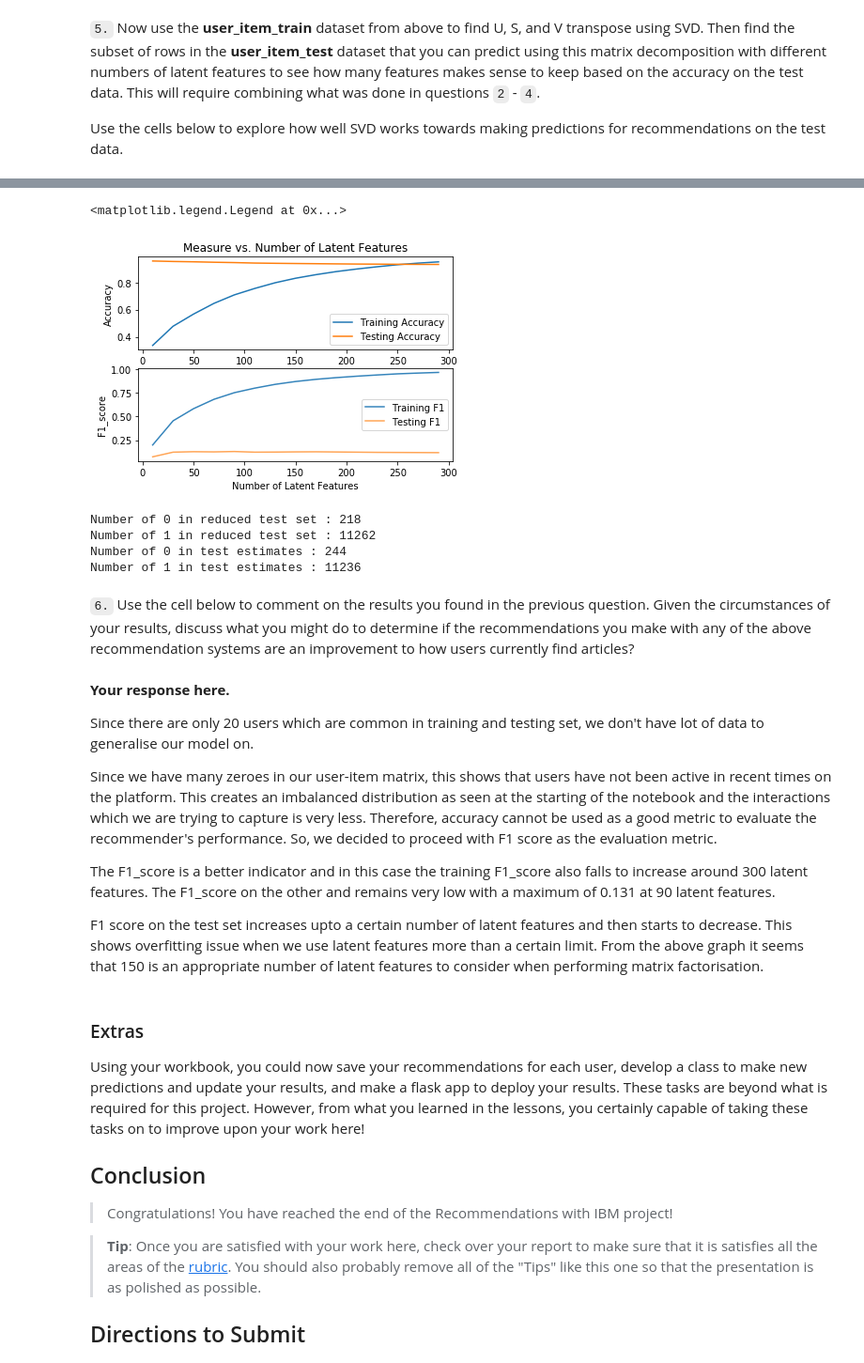
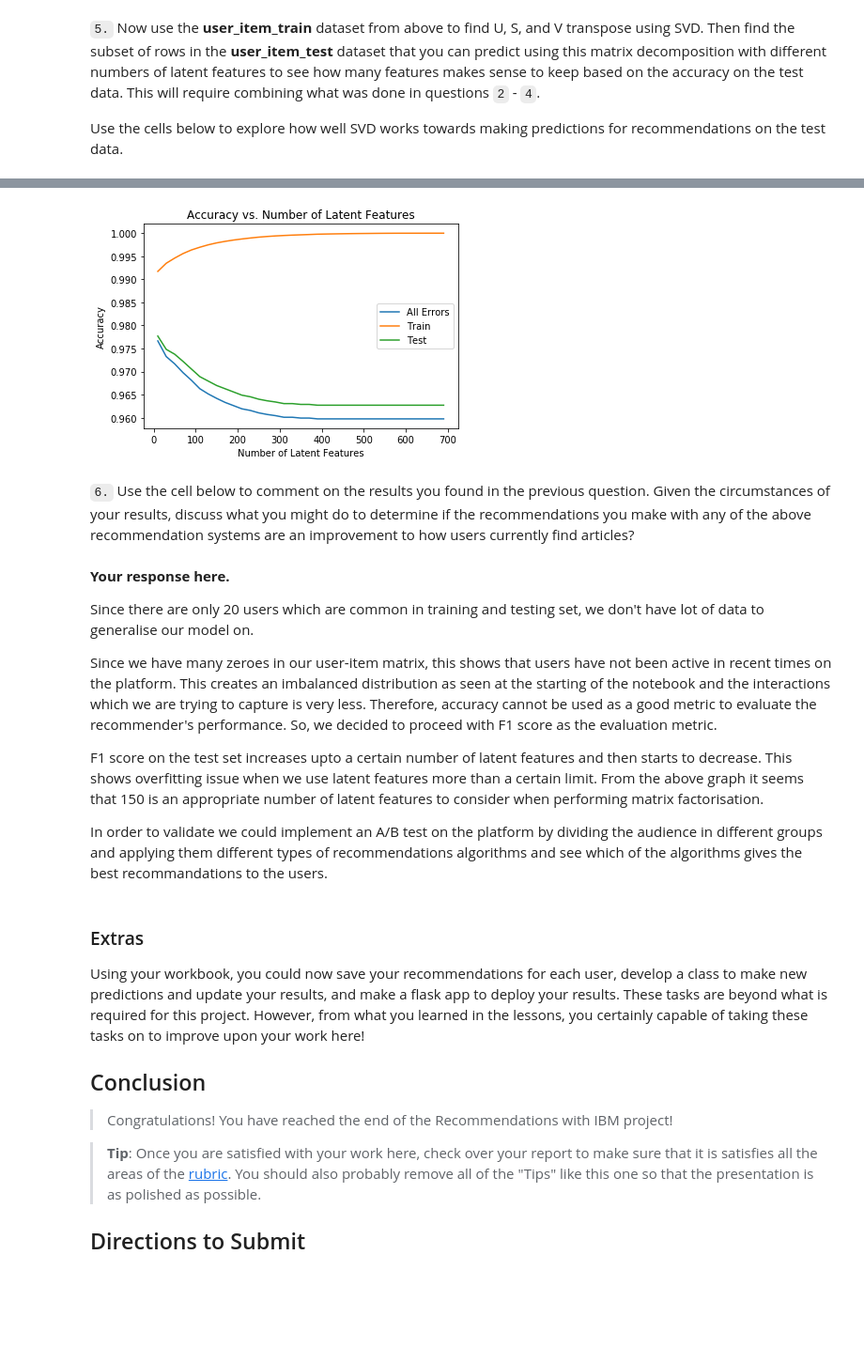
Before and after one commit to ranguswetha/Recommendations-with-IBM, a Jupyter notebook: Recommendations_with_IBM.ipynb, the cells around one changed output, grey strips where cells are left out. Shown at 94% size. Cells and saved outputs as stored; diff of their text form; code cells hidden in the pictures; blank space fills up the shorter version.

```diff
--- a/Recommendations_with_IBM.ipynb
+++ b/Recommendations_with_IBM.ipynb
@@ -876,0 +876,10 @@ user_item_test_reduced.shape
+# %%
+#get the index of the common users in train and test idx
+
+train_match_idx = user_item_train.index.isin(test_idx)
+train_match_col = user_item_train.columns.isin(test_arts)
+# %%
+u_test = u_train[train_match_idx, :]
+vt_test= vt_train[:, train_match_col]
+
+print('test: ', u_test.shape, vt_test.shape)
@@ -876,0 +888,4 @@ user_item_test_reduced.shape
+# %%
+user_item_test = user_item_test.loc[match_idx]
+
+user_item_test.shape
@@ -879,8 +896,9 @@ user_item_test_reduced.shape
 
 from sklearn.metrics import f1_score
 
-num_latent_feats = np.arange(10,300+10,20)
-#tried with 700 latent featrues initially but observed not much increase in F1score after 300 features so changing to 300
+num_latent_feats = np.arange(10,710,20)
+sum_errs = []
+all_errs = []
 
 sum_errs_train = []
 sum_errs_test = []
@@ -891,8 +909,9 @@ sum_f1_test_score = []
 for k in num_latent_feats:
 
     # restructure with k latent features both on train and test sets
-    s_train_new, u_train_new, vt_train_new = np.diag(s_train[:k]), u_train[:, :k], vt_train[:k, :]
-    u_test_new, vt_test_new = u_test[:, :k], vt_test[:k, :]
+    u_train_new, s_train_new, vt_train_new = u_train[:, :k], np.diag(s_train[:k]), vt_train[:k, :]
+
+    u_test_new, vt_test_new = u_test[:, :k], vt_test[:k,:]
 
     # take dot product to get estimated values from both actual and predicted
     user_item_train_est = np.around(np.dot(np.dot(u_train_new, s_train_new), vt_train_new))
@@ -900,7 +919,7 @@ for k in num_latent_feats:
 
     # compute error for each prediction to actual value
     train_diffs = np.subtract(user_item_train, user_item_train_est)
-    test_diffs = np.subtract(user_item_test_reduced, user_item_test_est)
+    test_diffs = np.subtract(user_item_test.loc[match_idx, :], user_item_test_est)
 
     # total errors and keep track of them
     train_err = np.sum(np.sum(np.abs(train_diffs)))
@@ -909,15 +928,16 @@ for k in num_latent_feats:
     test_err = np.sum(np.sum(np.abs(test_diffs)))
     sum_errs_test.append(test_err)
 
+    all_errs.append(1 - ((np.sum(user_item_test_est)+np.sum(np.sum(user_item_test)))/(user_item_test.shape[0]*user_item_test.shape[1])))
+
     train_error = round((1 - np.array(sum_errs_train)/df_train.shape[0])[-1],3)
     test_error = round((1 - np.array(sum_errs_test)/df_test.shape[0])[-1],3)
+
     f1_train_score = round(f1_score(np.array(user_item_train).flatten(), np.array(user_item_train_est).flatten(),average='weighted',labels=[1.0]),3)
-    f1_test_score = round(f1_score(np.array(user_item_test_reduced).flatten(), np.array(user_item_test_est).flatten(),average='weighted',labels=[1.0]),3)
+    f1_test_score = round(f1_score(np.array(user_item_test_subset).flatten(), np.array(user_item_test_est).flatten(),average='weighted',labels=[1.0]),3)
 
     sum_f1_train_score.append(f1_train_score)
     sum_f1_test_score.append(f1_test_score)
 
-    print('Latent Features : {} | Training Accuracy : {} Training F1 : {} | Testing Accuracy : {} | Testing F1 : {}'.format(k,train_error,f1_train_score,test_error,f1_test_score))
-    #print('0 correclty identified : {} | 1 correcly identifed : {}'.format())
-    # decomposition to predict on test data
+    print('Latent Features : {}  | Testing Accuracy : {} | Testing F1 : {}'.format(k,test_error,f1_test_score))
 # %% [output]
@@ -939,19 +960,0 @@ Latent Features : 290 | Training Accuracy : 0.952 Training F1 : 0.966 | Testing
-# %%
-fig = plt.figure()
-
-ax1 = fig.add_subplot(211)
-ax1.set_xlabel('Number of Latent Features');
-ax1.set_ylabel('Accuracy');
-ax1.set_title('Measure vs. Number of Latent Features');
-ax1.plot(num_latent_feats,1 - np.array(sum_errs_train)/df_train.shape[0],label = 'Training Accuracy');
-ax1.plot(num_latent_feats, 1 - np.array(sum_errs_test)/df_test.shape[0],label = 'Testing Accuracy');
-plt.legend()
-ax2 = fig.add_subplot(212)
-ax2.plot(num_latent_feats,sum_f1_train_score,label = 'Training F1',alpha=0.9);
-ax2.plot(num_latent_feats,sum_f1_test_score,label = 'Testing F1',alpha=0.7);
-plt.xlabel('Number of Latent Features');
-plt.ylabel('F1_score');
-plt.legend()
-# %% [output]
-<matplotlib.legend.Legend at 0x...>
-[figure, removed]
@@ -961,13 +961,15 @@ test_real_vs_est['est'] = pd.DataFrame(np.array(user_item_test_est).flatten().to
-# %%
-print('Number of 0 in reduced test set : {}'.format(test_real_vs_est[test_real_vs_est[0] == 1].count()[0]))
-print('Number of 1 in reduced test set : {}'.format(test_real_vs_est[test_real_vs_est[0] == 0].count()[0]))
-print('Number of 0 in test estimates : {}'.format(test_real_vs_est[test_real_vs_est['est'] == 1].count()[0]))
-print('Number of 1 in test estimates : {}'.format(test_real_vs_est[test_real_vs_est['est'] == 0].count()[0]))
-# %% [output]
-Number of 0 in reduced test set : 218
-Number of 1 in reduced test set : 11262
-Number of 0 in test estimates : 244
-Number of 1 in test estimates : 11236
+# %%
+#plot errors
+plt.plot(num_latent_feats, all_errs, label='All Errors');
+plt.plot(num_latent_feats, 1 - (np.array(sum_errs_train)/(user_item_train.shape[0]*user_item_train.shape[1])), label='Train');
+plt.plot(num_latent_feats, 1 - (np.array(sum_errs_test)/(user_item_test.shape[0]*user_item_test.shape[1])), label='Test');
+plt.legend(loc='best')
+plt.xlabel('Number of Latent Features');
+plt.ylabel('Accuracy');
+plt.title('Accuracy vs. Number of Latent Features');
+plt.show();
+# %% [output]
+[figure, added]
 # %% [markdown]
 `6.` Use the cell below to comment on the results you found in the previous question. Given the circumstances of your results, discuss what you might do to determine if the recommendations you make with any of the above recommendation systems are an improvement to how users currently find articles?
 # %% [markdown]
@@ -977,9 +979,9 @@ Since there are only 20 users which are common in training and testing set, we d
 
 Since we have many zeroes in our user-item matrix, this shows that users have not been active in recent times on the platform. This creates an imbalanced distribution as seen at the starting of the notebook and the interactions which we are trying to capture is very less. Therefore, accuracy cannot be used as a good metric to evaluate the recommender's performance. So, we decided to proceed with F1 score as the evaluation metric.
 
-The F1_score is a better indicator and in this case the training F1_score also falls to increase around 300 latent features. The F1_score on the other and remains very low with a maximum of 0.131 at 90 latent features.
+F1 score on the test set increases upto a certain number of latent features and then starts to decrease. This shows overfitting issue when we use latent features more than a certain limit. From the above graph it seems that 150 is an appropriate number of latent features to consider when performing matrix factorisation.
 
-F1 score on the test set increases upto a certain number of latent features and then starts to decrease. This shows overfitting issue when we use latent features more than a certain limit. From the above graph it seems that 150 is an appropriate number of latent features to consider when performing matrix factorisation.
+In order to validate we could implement an A/B test on the platform by dividing the audience in different groups and applying them different types of recommendations algorithms and see which of the algorithms gives the best recommandations to the users.
 # %% [markdown]
 <a id='conclusions'></a>
 ### Extras
```
Also changed, not shown: parts of 19 cells of this notebook.
